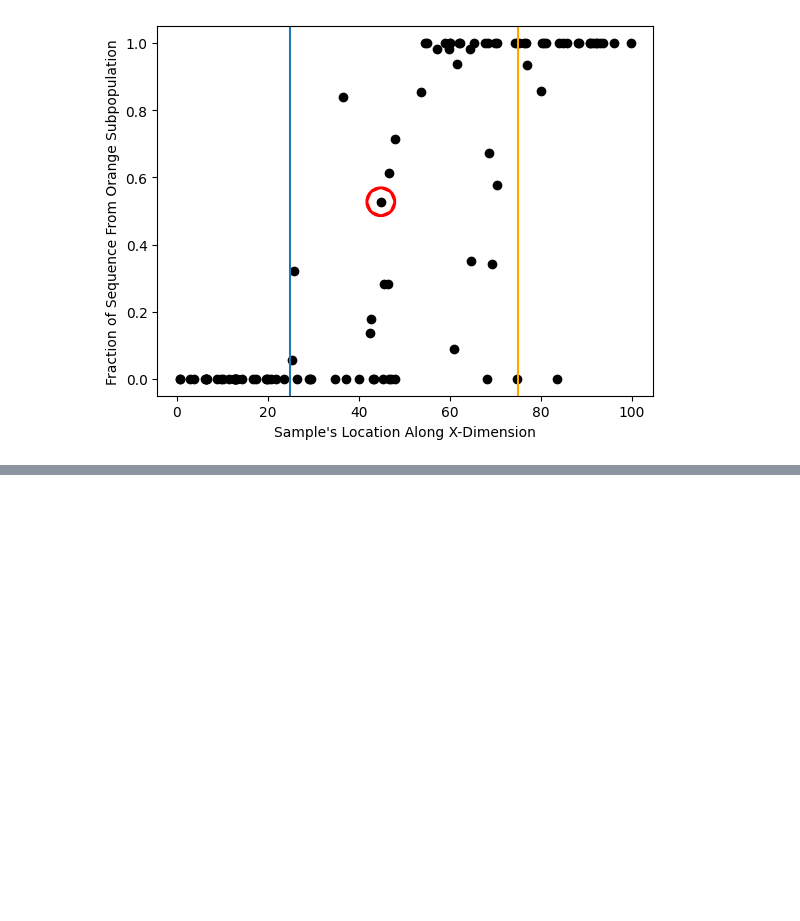
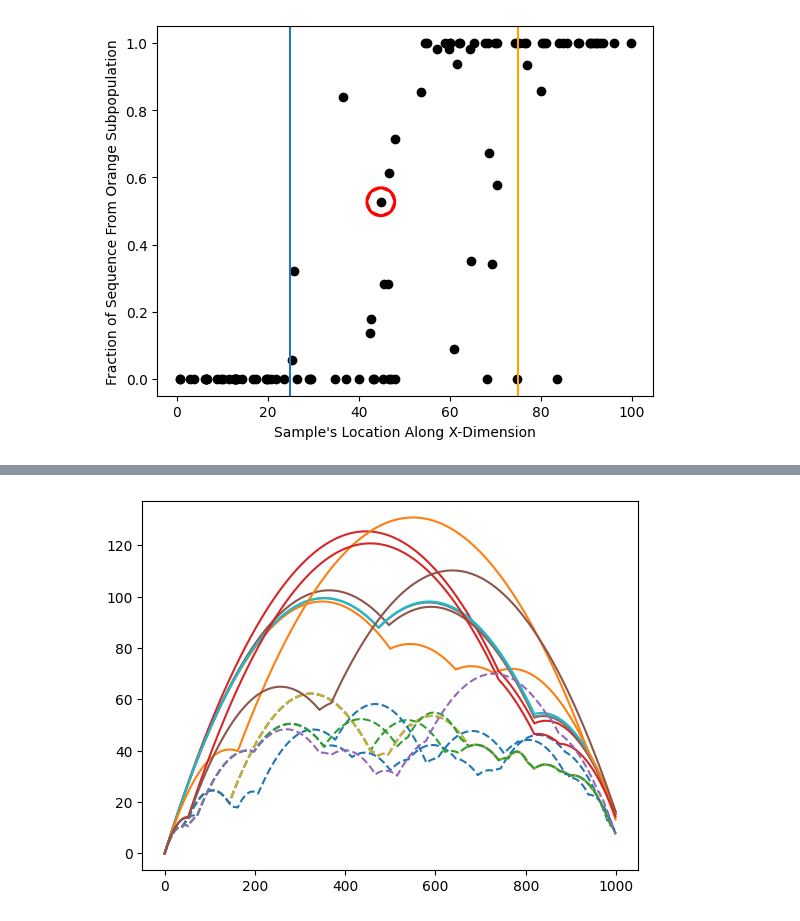
Before and after one commit to osmond-lab/sparg, a Jupyter notebook: figures/final/Fig7_two_pops/code/two_pops.ipynb, the cells around one changed output, grey strips where cells are left out. Drawn from its saved outputs; the diff is of its cells as text; code cells hidden in the pictures; blank space fills up the shorter version.

```diff
--- a/figures/final/Fig7_two_pops/code/two_pops.ipynb
+++ b/figures/final/Fig7_two_pops/code/two_pops.ipynb
@@ -104,0 +172,7 @@ locations_df
+# %%
+for i,region in locations_df.groupby(["sample", "genome_position"]):
+    plt.plot(region["time"], region["arg_variance_in_estimated_location_0"], linestyle="dashed")
+    plt.plot(region["time"], region["window_0_variance_in_estimated_location_0"])
+plt.show()
+# %% [output]
+[figure, added]
```
Also changed, not shown: parts of 14 cells of this notebook, 3 other files.
